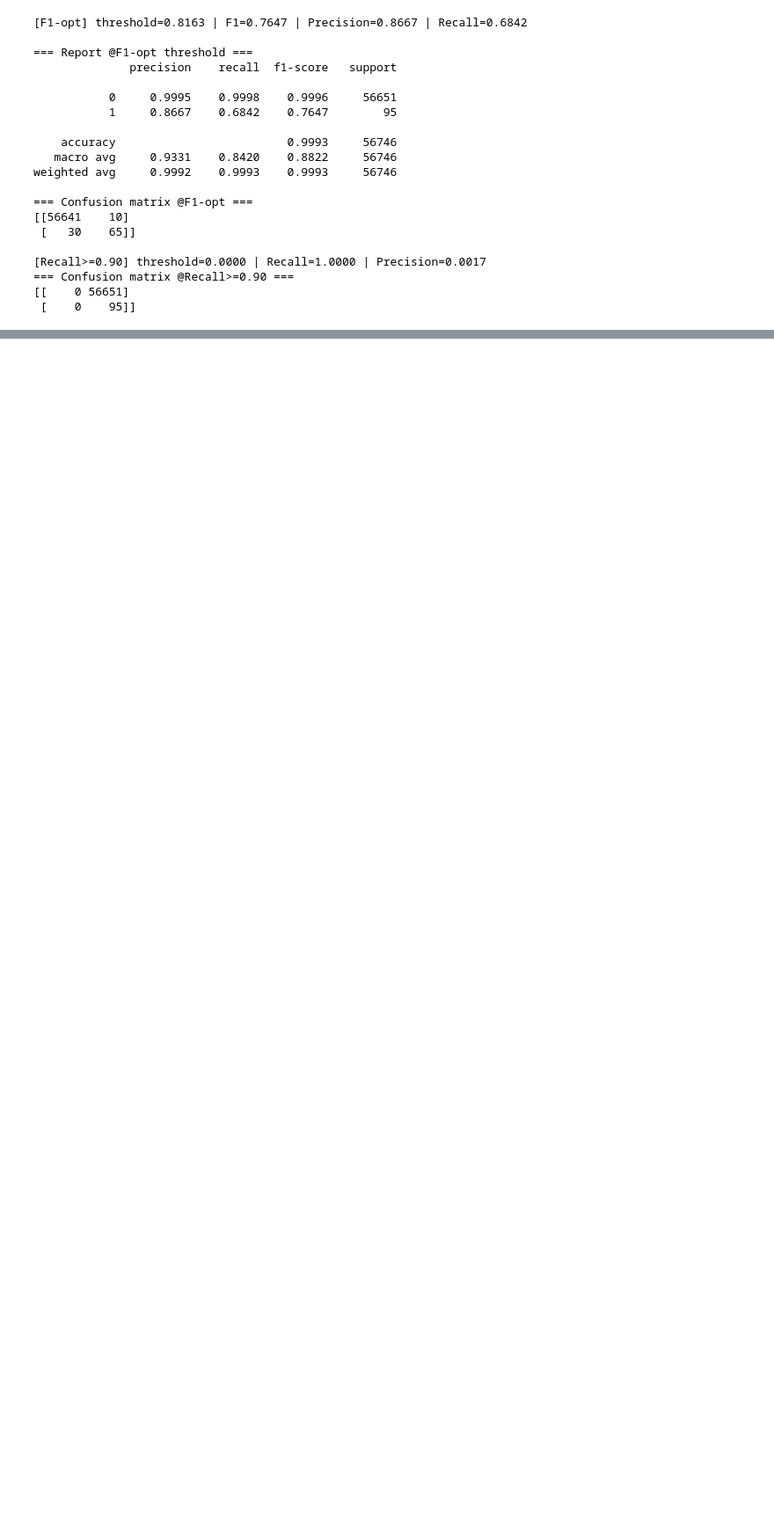
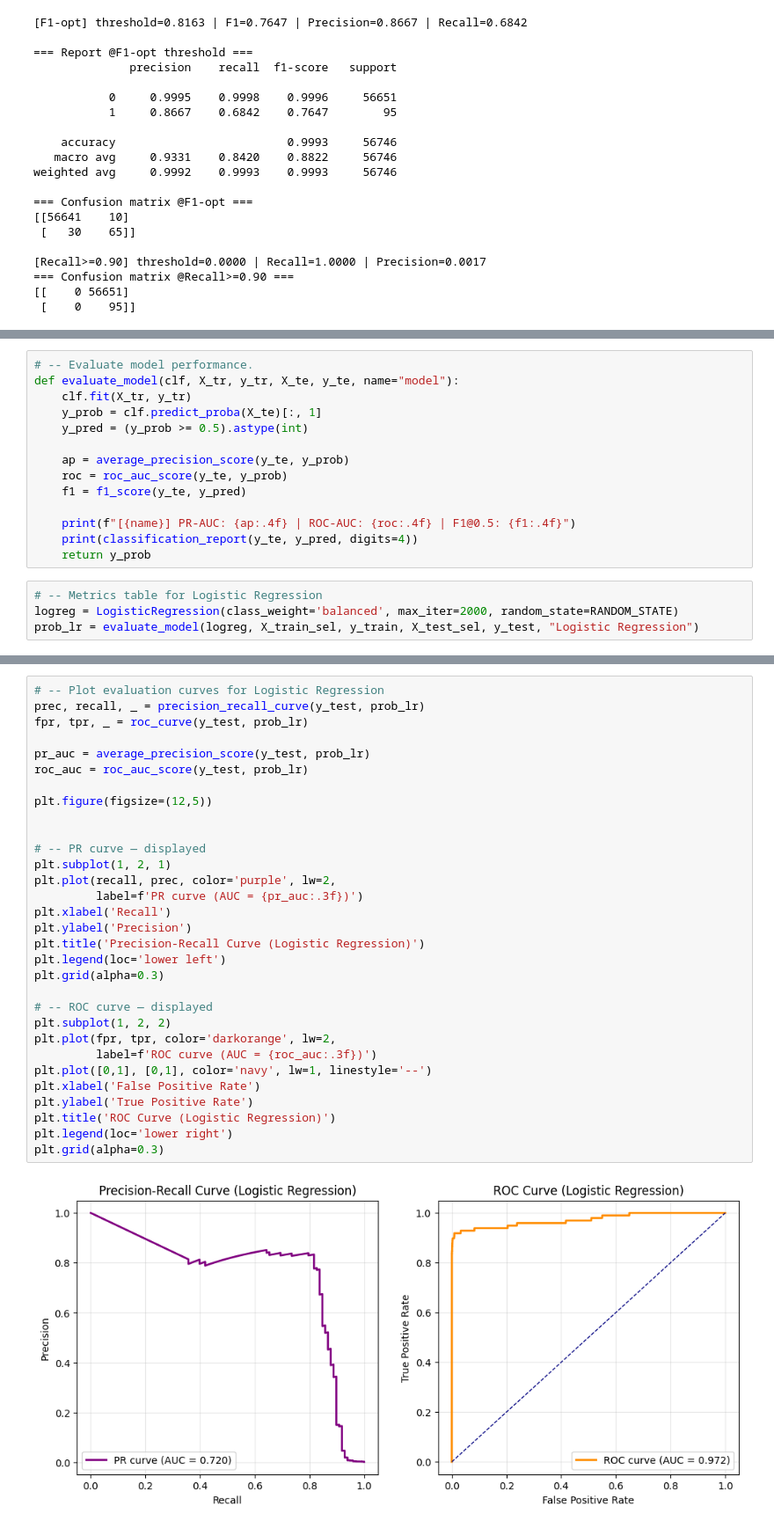
Before and after one commit to Yongjie-zhao-1164671/1164671, a Jupyter notebook: creditcard_fraud_analysis.ipynb, the cells around one changed output, grey strips where cells are left out. Shown: that part at 88% size. Cells and saved outputs as stored; diff of their text form; blank space fills up the shorter version.

```diff
--- a/creditcard_fraud_analysis.ipynb
+++ b/creditcard_fraud_analysis.ipynb
@@ -275,0 +397,18 @@ weighted avg     0.9992    0.9993    0.9993     56746
+# %%
+# -- Evaluate model performance.
+def evaluate_model(clf, X_tr, y_tr, X_te, y_te, name="model"):
+    clf.fit(X_tr, y_tr)
+    y_prob = clf.predict_proba(X_te)[:, 1]
+    y_pred = (y_prob >= 0.5).astype(int)
+
+    ap = average_precision_score(y_te, y_prob)
+    roc = roc_auc_score(y_te, y_prob)
+    f1 = f1_score(y_te, y_pred)
+
+    print(f"[{name}] PR-AUC: {ap:.4f} | ROC-AUC: {roc:.4f} | F1@0.5: {f1:.4f}")
+    print(classification_report(y_te, y_pred, digits=4))
+    return y_prob
+# %%
+# -- Metrics table for Logistic Regression
+logreg = LogisticRegression(class_weight='balanced', max_iter=2000, random_state=RANDOM_STATE)
+prob_lr = evaluate_model(logreg, X_train_sel, y_train, X_test_sel, y_test, "Logistic Regression")
@@ -275,0 +425,33 @@ weighted avg     0.9992    0.9993    0.9993     56746
+# %%
+# -- Plot evaluation curves for Logistic Regression
+prec, recall, _ = precision_recall_curve(y_test, prob_lr)
+fpr, tpr, _ = roc_curve(y_test, prob_lr)
+
+pr_auc = average_precision_score(y_test, prob_lr)
+roc_auc = roc_auc_score(y_test, prob_lr)
+
+plt.figure(figsize=(12,5))
+
+
+# -- PR curve — displayed
+plt.subplot(1, 2, 1)
+plt.plot(recall, prec, color='purple', lw=2,
+         label=f'PR curve (AUC = {pr_auc:.3f})')
+plt.xlabel('Recall')
+plt.ylabel('Precision')
+plt.title('Precision-Recall Curve (Logistic Regression)')
+plt.legend(loc='lower left')
+plt.grid(alpha=0.3)
+
+# -- ROC curve — displayed
+plt.subplot(1, 2, 2)
+plt.plot(fpr, tpr, color='darkorange', lw=2,
+         label=f'ROC curve (AUC = {roc_auc:.3f})')
+plt.plot([0,1], [0,1], color='navy', lw=1, linestyle='--')
+plt.xlabel('False Positive Rate')
+plt.ylabel('True Positive Rate')
+plt.title('ROC Curve (Logistic Regression)')
+plt.legend(loc='lower right')
+plt.grid(alpha=0.3)
+# %% [output]
+[figure, added]
```
Also changed, not shown: parts of 18 cells of this notebook.
